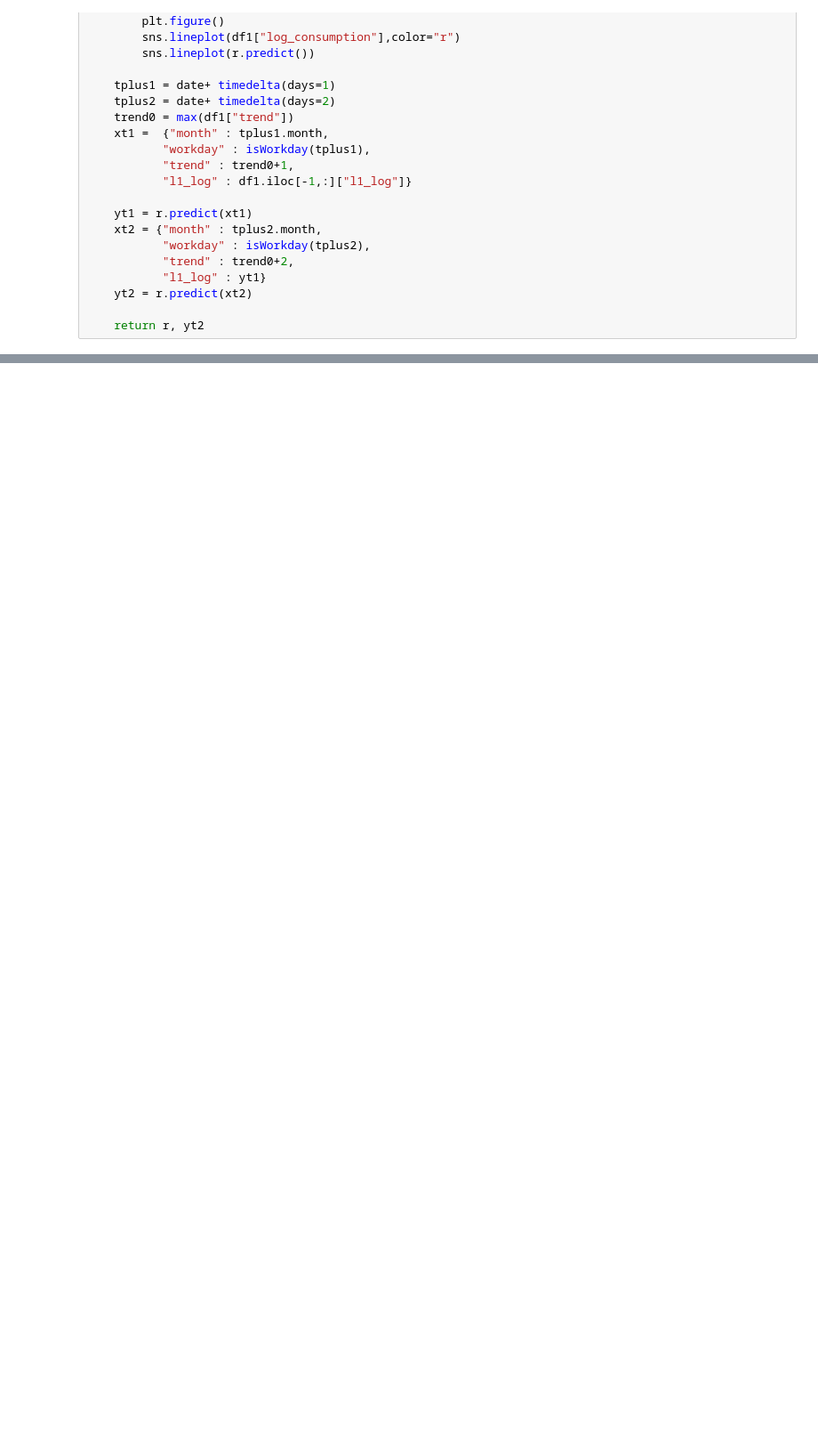
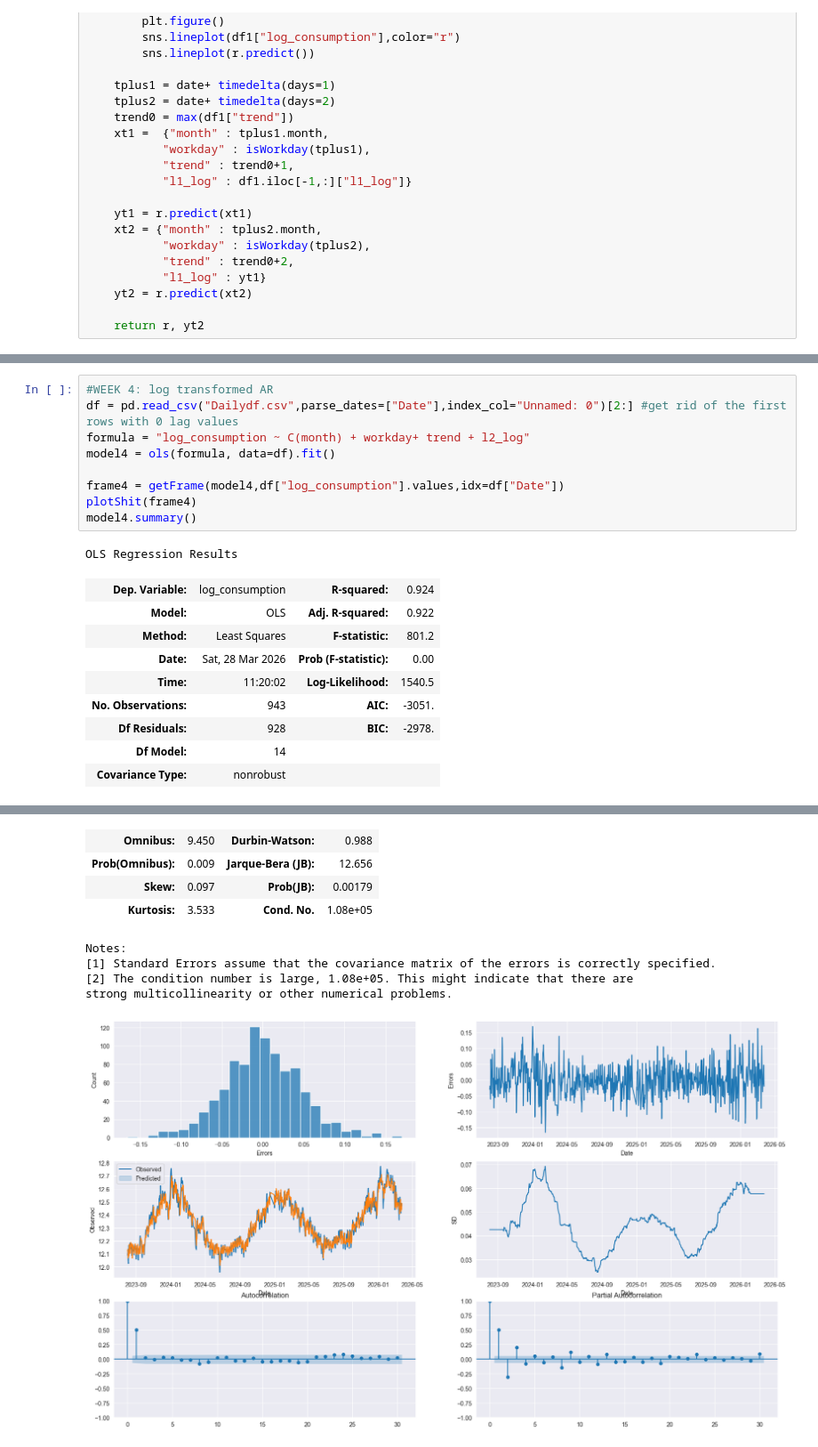
Before and after one commit to Smusts/Demand-Analytics-Project, a Jupyter notebook: Data exploration.ipynb, the cells around one changed output, grey strips where cells are left out. Shown at 89% size. Cells and saved outputs as stored; diff of their text form; blank space fills up the shorter version.

```diff
--- a/Data exploration.ipynb
+++ b/Data exploration.ipynb
@@ -78,0 +254,20 @@ df = pd.read_csv("Dailydf.csv",parse_dates=["Date"])
+# %%
+#WEEK 4: log transformed AR
+df = pd.read_csv("Dailydf.csv",parse_dates=["Date"],index_col="Unnamed: 0")[2:] #get rid of the first rows with 0 lag values
+formula = "log_consumption ~ C(month) + workday+ trend + l2_log"
+model4 = ols(formula, data=df).fit()
+
+frame4 = getFrame(model4,df["log_consumption"].values,idx=df["Date"])
+plotShit(frame4)
+model4.summary()
+# %% [output]
+OLS Regression Results
+| Dep. Variable: | log_consumption | R-squared: | 0.924 |
+| Model: | OLS | Adj. R-squared: | 0.922 |
+| Method: | Least Squares | F-statistic: | 801.2 |
+| Date: | Sat, 28 Mar 2026 | Prob (F-statistic): | 0.00 |
+| Time: | 11:20:02 | Log-Likelihood: | 1540.5 |
+| No. Observations: | 943 | AIC: | -3051. |
+| Df Residuals: | 928 | BIC: | -2978. |
+| Df Model: | 14 |  |  |
+| Covariance Type: | nonrobust |  |  |
@@ -78,0 +290,9 @@ df = pd.read_csv("Dailydf.csv",parse_dates=["Date"])
+| Omnibus: | 9.450 | Durbin-Watson: | 0.988 |
+| Prob(Omnibus): | 0.009 | Jarque-Bera (JB): | 12.656 |
+| Skew: | 0.097 | Prob(JB): | 0.00179 |
+| Kurtosis: | 3.533 | Cond. No. | 1.08e+05 |
+Notes:
+[1] Standard Errors assume that the covariance matrix of the errors is correctly specified.
+[2] The condition number is large, 1.08e+05. This might indicate that there are
+strong multicollinearity or other numerical problems.
+[figure, added]
```
Also changed, not shown: parts of 12 cells of this notebook, 1 other file.
